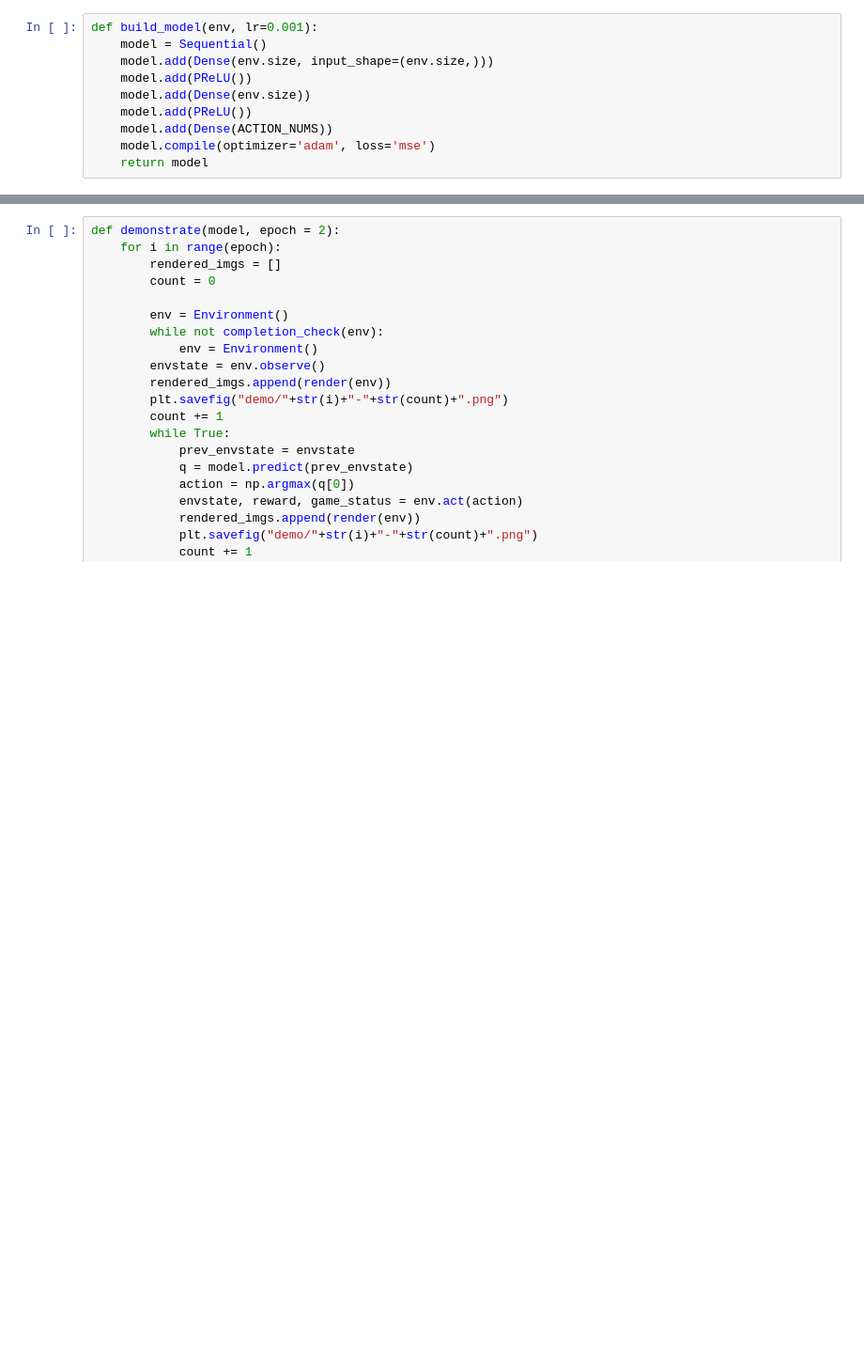
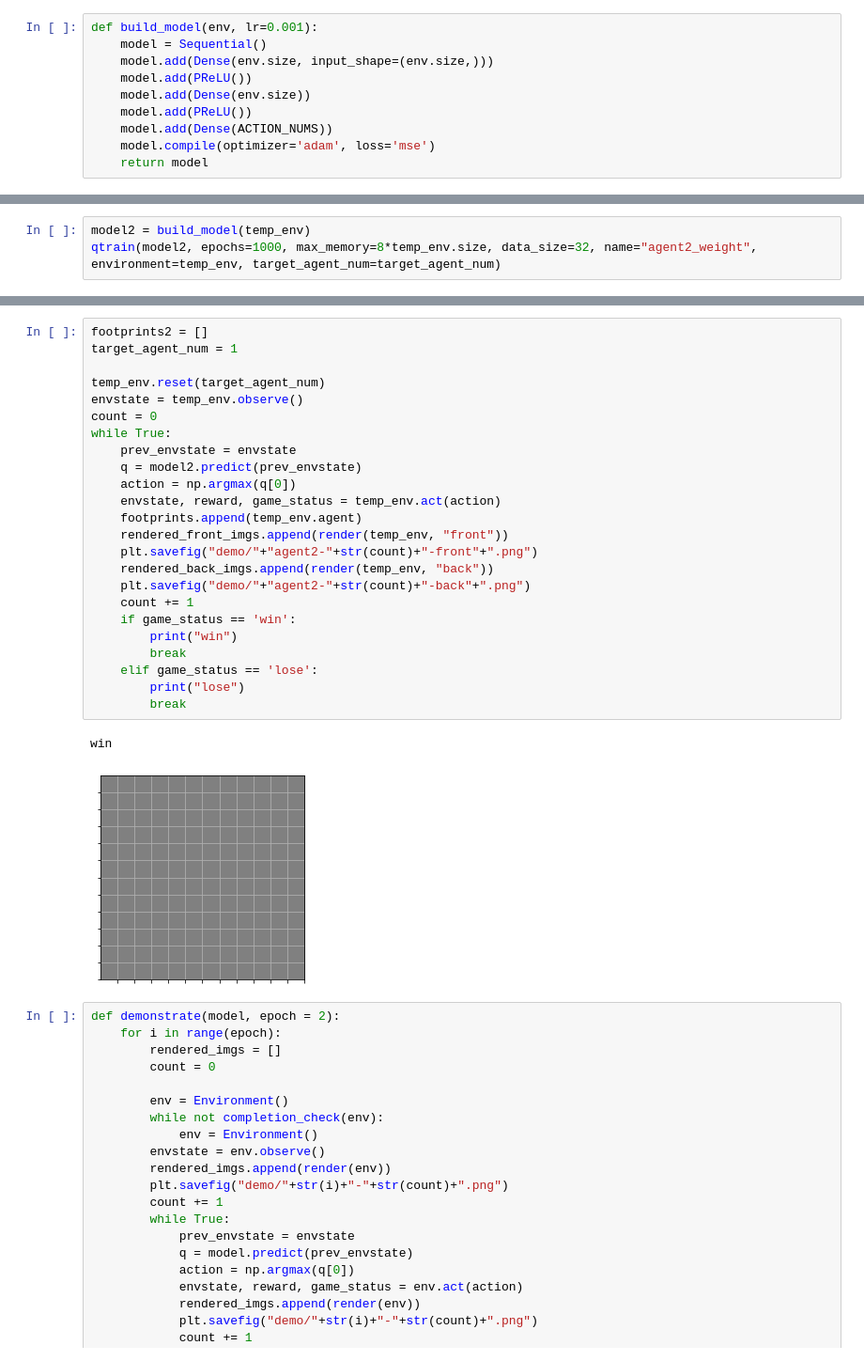
Before and after one commit to yohan57/DQN_Routing, a Jupyter notebook: RoutingSimulationProblem3.ipynb, the cells around one changed output, grey strips where cells are left out. Shown at 94% size. Cells and saved outputs as stored; diff of their text form; blank space fills up the shorter version.

```diff
--- a/RoutingSimulationProblem3.ipynb
+++ b/RoutingSimulationProblem3.ipynb
@@ -526,0 +577,3 @@ n_epoch: 26, max_mem: 392, data: 32, time: 50.1 seconds
+# %%
+model2 = build_model(temp_env)
+qtrain(model2, epochs=1000, max_memory=8*temp_env.size, data_size=32, name="agent2_weight", environment=temp_env, target_agent_num=target_agent_num)
@@ -527,3 +598,30 @@ n_epoch: 26, max_mem: 392, data: 32, time: 50.1 seconds
+# %%
+footprints2 = []
+target_agent_num = 1
+
+temp_env.reset(target_agent_num)
+envstate = temp_env.observe()
+count = 0
+while True:
+    prev_envstate = envstate
+    q = model2.predict(prev_envstate)
+    action = np.argmax(q[0])
+    envstate, reward, game_status = temp_env.act(action)
+    footprints.append(temp_env.agent)
+    rendered_front_imgs.append(render(temp_env, "front"))
+    plt.savefig("demo/"+"agent2-"+str(count)+"-front"+".png")
+    rendered_back_imgs.append(render(temp_env, "back"))
+    plt.savefig("demo/"+"agent2-"+str(count)+"-back"+".png")
+    count += 1
+    if game_status == 'win':
+        print("win")
+        break
+    elif game_status == 'lose':
+        print("lose")
+        break
+# %% [output]
+win
+[figure, added]
 # %%
 def demonstrate(model, epoch = 2):
     for i in range(epoch):
```
Also changed, not shown: parts of 8 cells of this notebook.
